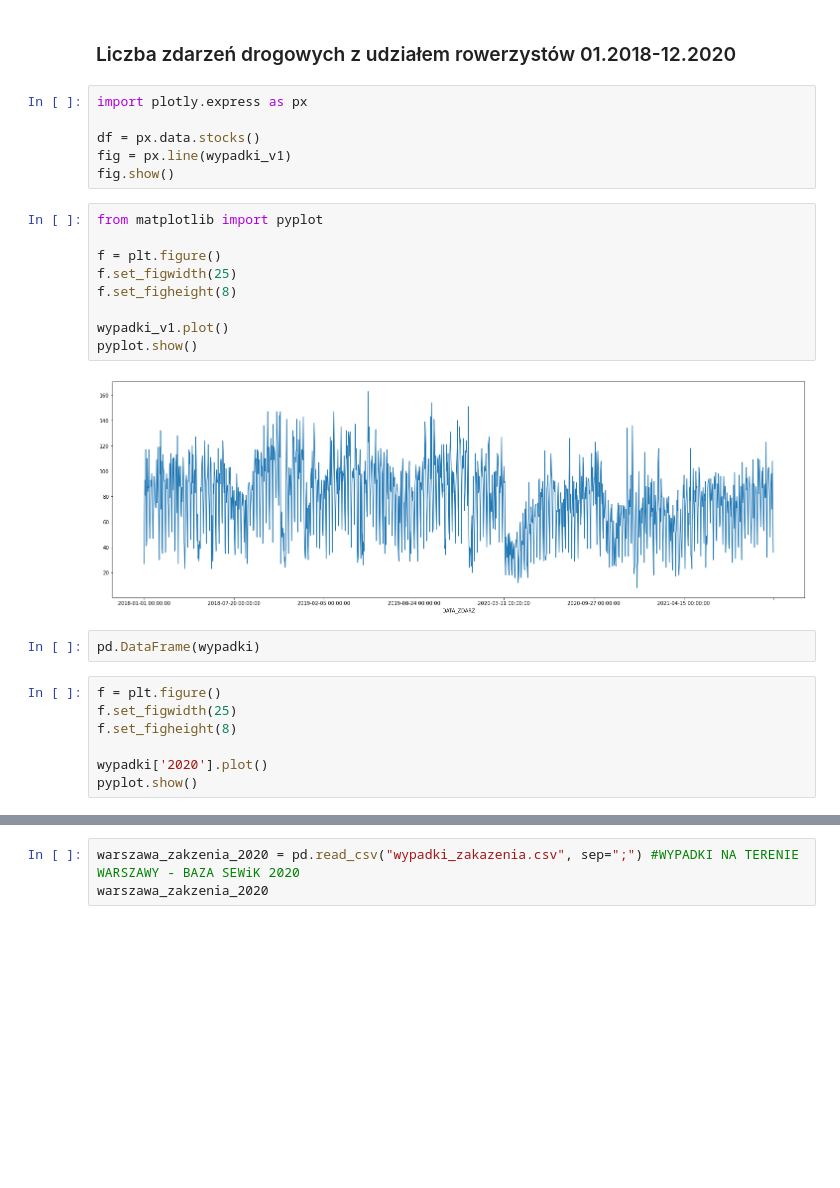
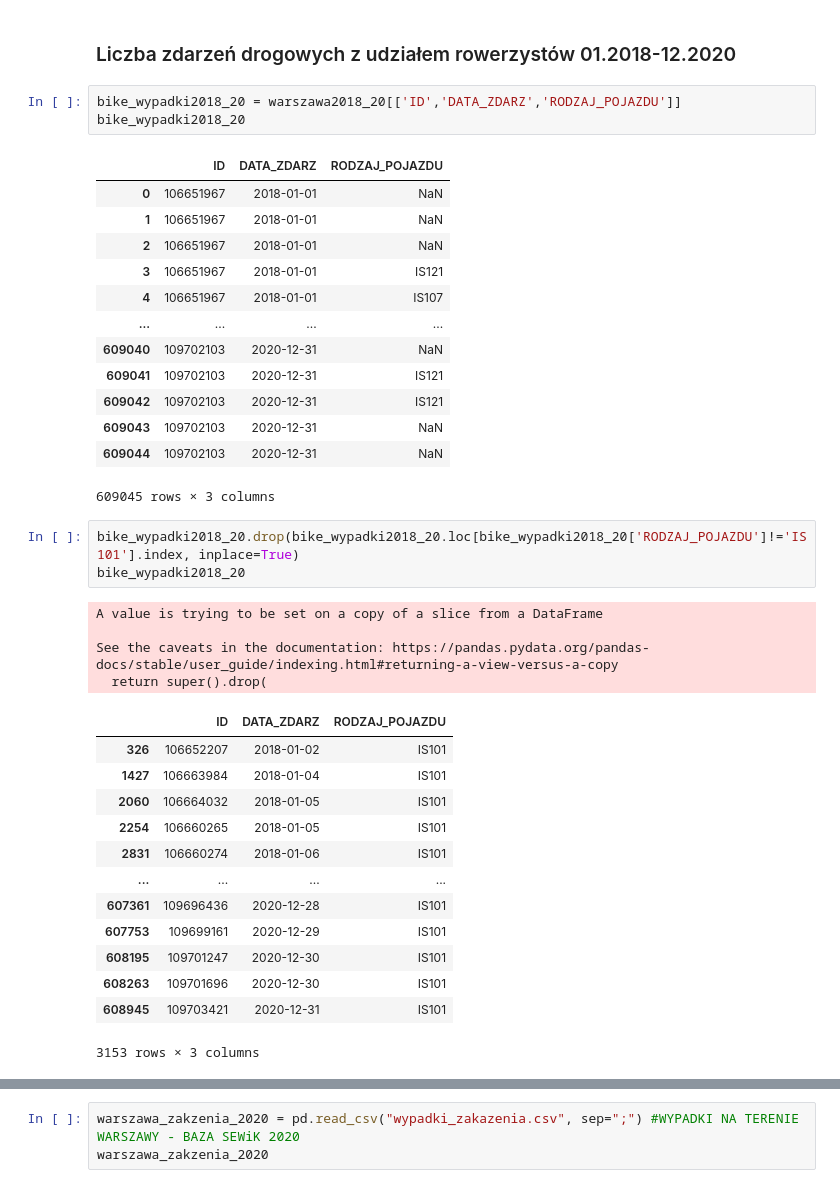
Before and after one commit to ajedrych/bachelor-thesis, a Jupyter notebook: WypadkiDrogowe/plikiCSV/wypadki_warszawa_analiza.ipynb, the cells around one changed output, grey strips where cells are left out. Cells and saved outputs as stored; diff of their text form; blank space fills up the shorter version.

Commit message:
zdarzenia drogowe z udziałem rowerzystów

```diff
--- a/WypadkiDrogowe/plikiCSV/wypadki_warszawa_analiza.ipynb
+++ b/WypadkiDrogowe/plikiCSV/wypadki_warszawa_analiza.ipynb
@@ -208,29 +208,41 @@ Name: ID, Length: 937, dtype: int64
 pedestrian_wypadki2018_20.to_excel("pedestrian_zdarzenia_warszawa2018_21.xlsx")
 # %% [markdown]
 ### Liczba zdarzeń drogowych z udziałem rowerzystów 01.2018-12.2020
-# %%
-import plotly.express as px
-
-df = px.data.stocks()
-fig = px.line(wypadki_v1)
-fig.show()
-# %%
-from matplotlib import pyplot
-
-f = plt.figure()
-f.set_figwidth(25)
-f.set_figheight(8)
-
-wypadki_v1.plot()
-pyplot.show()
-# %% [output]
-[figure, removed]
-# %%
-pd.DataFrame(wypadki)
-# %%
-f = plt.figure()
-f.set_figwidth(25)
-f.set_figheight(8)
-
-wypadki['2020'].plot()
-pyplot.show()
+# %%
+bike_wypadki2018_20 = warszawa2018_20[['ID','DATA_ZDARZ','RODZAJ_POJAZDU']]
+bike_wypadki2018_20
+# %% [output]
+|  | ID | DATA_ZDARZ | RODZAJ_POJAZDU |
+| 0 | 106651967 | 2018-01-01 | NaN |
+| 1 | 106651967 | 2018-01-01 | NaN |
+| 2 | 106651967 | 2018-01-01 | NaN |
+| 3 | 106651967 | 2018-01-01 | IS121 |
+| 4 | 106651967 | 2018-01-01 | IS107 |
+| ... | ... | ... | ... |
+| 609040 | 109702103 | 2020-12-31 | NaN |
+| 609041 | 109702103 | 2020-12-31 | IS121 |
+| 609042 | 109702103 | 2020-12-31 | IS121 |
+| 609043 | 109702103 | 2020-12-31 | NaN |
+| 609044 | 109702103 | 2020-12-31 | NaN |
+609045 rows × 3 columns
+# %%
+bike_wypadki2018_20.drop(bike_wypadki2018_20.loc[bike_wypadki2018_20['RODZAJ_POJAZDU']!='IS101'].index, inplace=True)
+bike_wypadki2018_20
+# %% [output]
+A value is trying to be set on a copy of a slice from a DataFrame
+
+See the caveats in the documentation: https://pandas.pydata.org/pandas-docs/stable/user_guide/indexing.html#returning-a-view-versus-a-copy
+  return super().drop(
+|  | ID | DATA_ZDARZ | RODZAJ_POJAZDU |
+| 326 | 106652207 | 2018-01-02 | IS101 |
+| 1427 | 106663984 | 2018-01-04 | IS101 |
+| 2060 | 106664032 | 2018-01-05 | IS101 |
+| 2254 | 106660265 | 2018-01-05 | IS101 |
+| 2831 | 106660274 | 2018-01-06 | IS101 |
+| ... | ... | ... | ... |
+| 607361 | 109696436 | 2020-12-28 | IS101 |
+| 607753 | 109699161 | 2020-12-29 | IS101 |
+| 608195 | 109701247 | 2020-12-30 | IS101 |
+| 608263 | 109701696 | 2020-12-30 | IS101 |
+| 608945 | 109703421 | 2020-12-31 | IS101 |
+3153 rows × 3 columns
```
Also changed, not shown: parts of 6 cells of this notebook.
